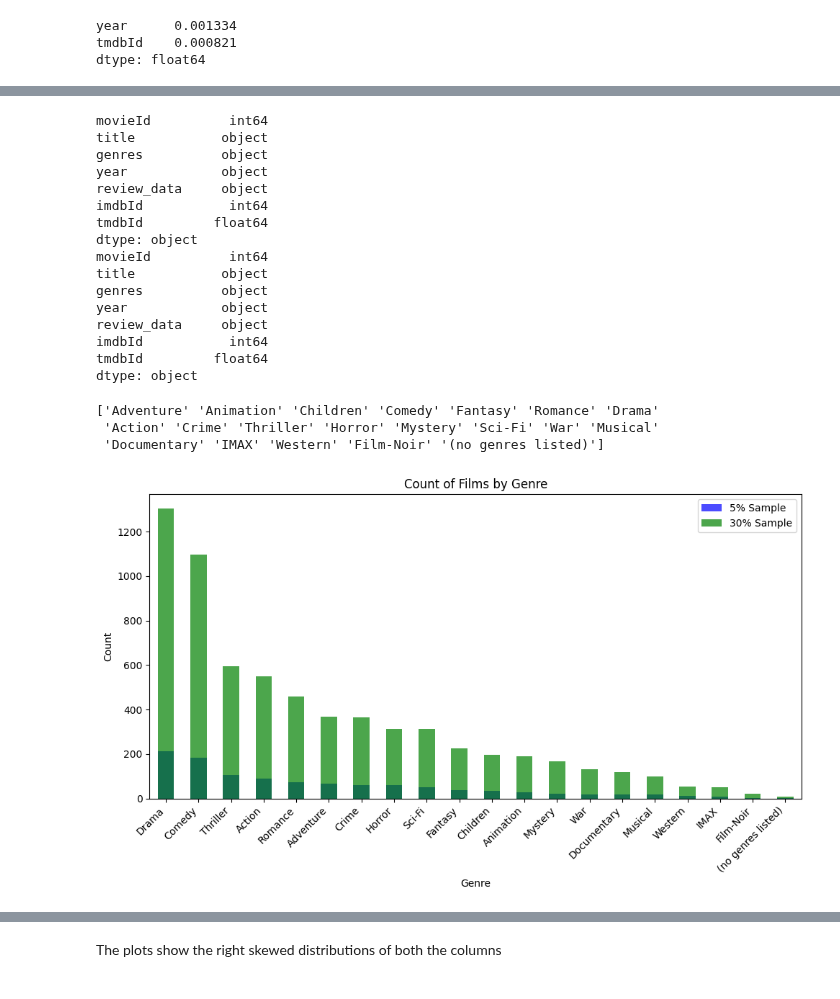
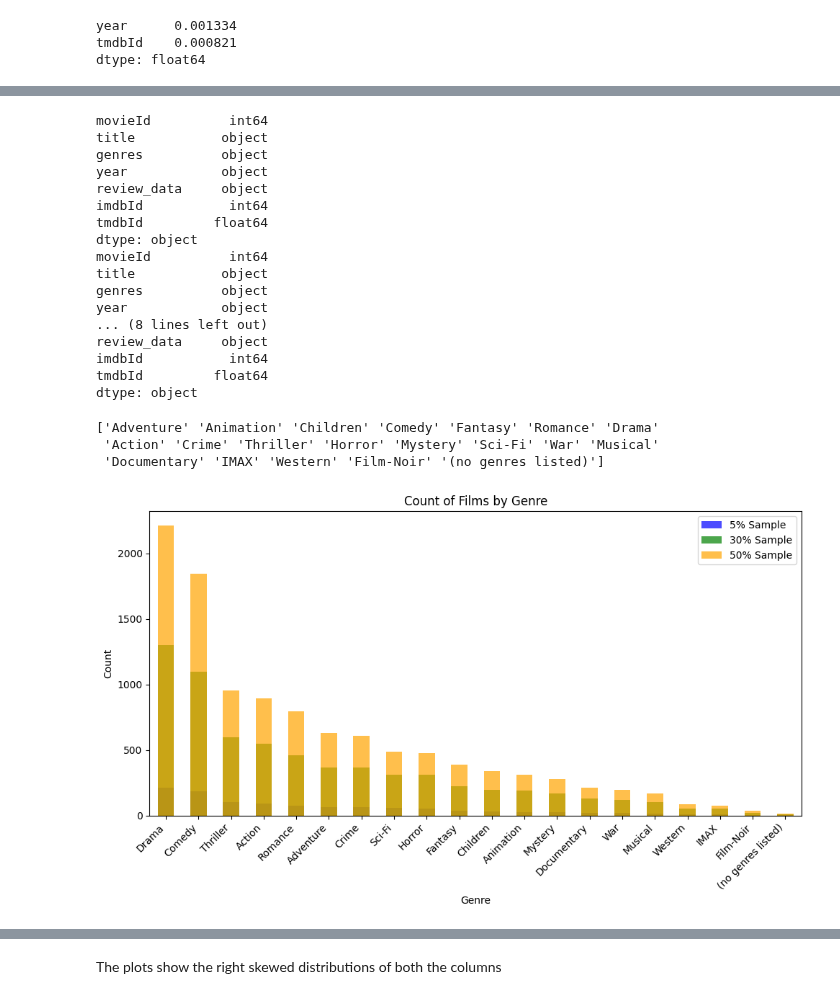
Before and after one commit to StijnHarder/SDfM---Jaume-and-Stijn, a Jupyter notebook: EDA Movielens - Samples.ipynb, the cells around one changed output, grey strips where cells are left out. Saved outputs shown, nothing was run; the diff lists cells and outputs as text; code cells hidden in the pictures.

```diff
--- a/EDA Movielens - Samples.ipynb
+++ b/EDA Movielens - Samples.ipynb
@@ -28,6 +33,7 @@ We are going to take two different samples of the cleaned file.
 # Extracting samples of 5% and 30%
 sample_5_percent = ML.sample(frac=0.05, random_state=42)
 sample_30_percent = ML.sample(frac=0.3, random_state=42)
+sample_50_percent = ML.sample(frac=0.5, random_state=42)
 # %% [markdown]
 First of all we look into the shape and size of the data, to see how many different movies we have.
 # %%
@@ -98,6 +118,7 @@ sample_5_percent.head()
 | 5353 | 8920 | Country Girl, The | [Drama] | 1954 | [{'date': 2009-03-29, 'rating': 3... | 46874 | 2438.0 |
 # %%
 # We print the type of the columns
+print(sample_50_percent.dtypes)
 print(sample_30_percent.dtypes)
 print(sample_5_percent.dtypes)
 # %% [output]
@@ -113,6 +134,7 @@ movieId          int64
 title           object
 genres          object
 year            object
+... (8 lines left out)
 review_data     object
 imdbId           int64
 tmdbId         float64
@@ -134,7 +156,7 @@ print(unique_genres)
 import pandas as pd
 import matplotlib.pyplot as plt
 
-# Assuming sample_5_percent and sample_30_percent are already created as per previous instructions
+# Assuming sample_5_percent, sample_30_percent, and sample_50_percent are already created as per previous instructions
 
 # Create a list to hold all genres for 5% sample
 all_genres_5_percent = []
@@ -145,35 +167,48 @@ for genres_list in sample_5_percent['genres']:
 
 # Create a pandas Series from the list of all genres and count occurrences of each genre for 5% sample
 genre_counts_5_percent = pd.Series(all_genres_5_percent).value_counts()
 
 # Create a list to hold all genres for 30% sample
 all_genres_30_percent = []
 
 # Iterate through each row of the DataFrame and append each genre to the list for 30% sample
 for genres_list in sample_30_percent['genres']:
     all_genres_30_percent.extend(genres_list)
 
 # Create a pandas Series from the list of all genres and count occurrences of each genre for 30% sample
 genre_counts_30_percent = pd.Series(all_genres_30_percent).value_counts()
 
-# Plotting the count of each genre for both samples on the same plot with different colors
+# Create a list to hold all genres for 50% sample
+all_genres_50_percent = []
+
+# Iterate through each row of the DataFrame and append each genre to the list for 50% sample
+for genres_list in sample_50_percent['genres']:
+    all_genres_50_percent.extend(genres_list)
+
+# Create a pandas Series from the list of all genres and count occurrences of each genre for 50% sample
+genre_counts_50_percent = pd.Series(all_genres_50_percent).value_counts()
+
+# Plotting the count of each genre for all samples on the same plot with different colors
 plt.figure(figsize=(10, 6))
 
 # Plotting for 5% sample
 genre_counts_5_percent.plot(kind='bar', color='blue', alpha=0.7, label='5% Sample')
 
 # Plotting for 30% sample
 genre_counts_30_percent.plot(kind='bar', color='green', alpha=0.7, label='30% Sample')
 
+# Plotting for 50% sample
+genre_counts_50_percent.plot(kind='bar', color='orange', alpha=0.7, label='50% Sample')
+
 plt.title('Count of Films by Genre')
 plt.xlabel('Genre')
 plt.ylabel('Count')
 plt.xticks(rotation=45, ha='right')
 plt.legend()
 plt.tight_layout()
 plt.show()
 # %% [output]
-[figure, old version]
+[figure, new version]
 # %%
 import pandas as pd
 import matplotlib.pyplot as plt
```
Also changed, not shown: parts of 15 cells of this notebook, 3 other files.
